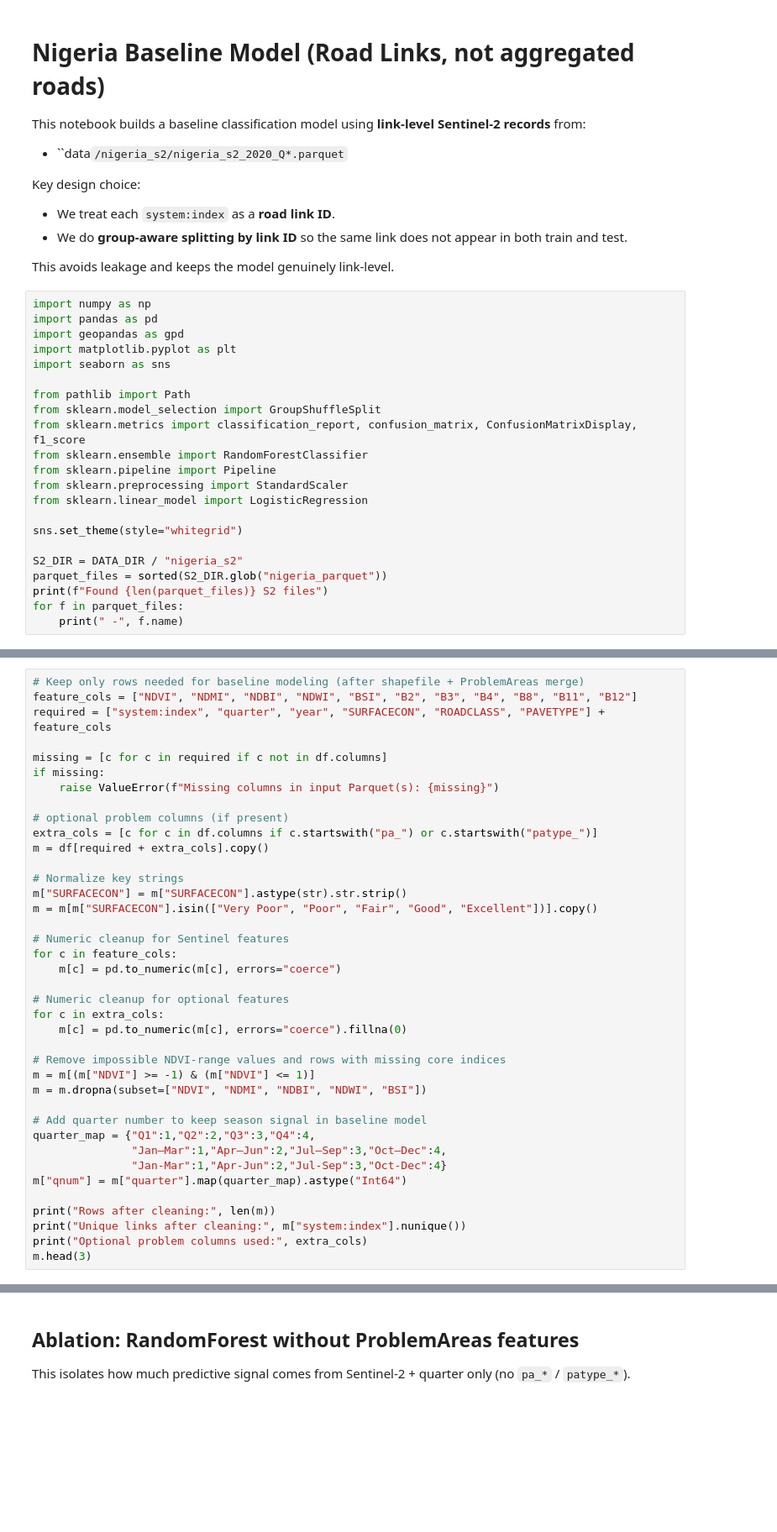
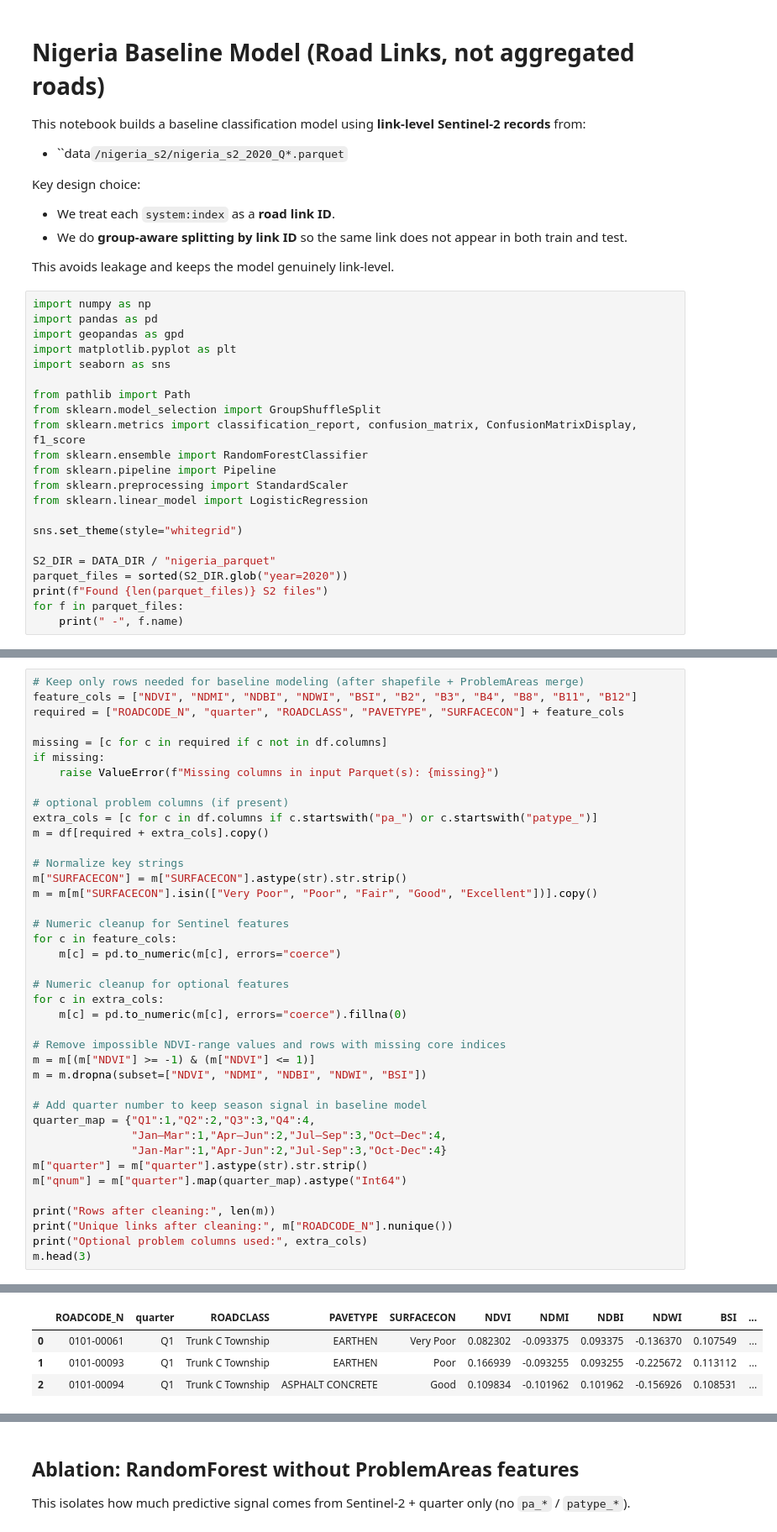
Before and after one commit to tsl-imperial/Sentinel-FYP, a Jupyter notebook: notebooks/nigeria_model.ipynb, the cells around one changed output, grey strips where cells are left out. Shown at 84% size. Drawn from its saved outputs; the diff is of its cells as text; blank space fills up the shorter version.

```diff
--- a/notebooks/nigeria_model.ipynb
+++ b/notebooks/nigeria_model.ipynb
@@ -39,8 +39,8 @@ from sklearn.linear_model import LogisticRegression
 
 sns.set_theme(style="whitegrid")
 
-S2_DIR = DATA_DIR / "nigeria_s2"
-parquet_files = sorted(S2_DIR.glob("nigeria_parquet"))
+S2_DIR = DATA_DIR / "nigeria_parquet"
+parquet_files = sorted(S2_DIR.glob("year=2020"))
 print(f"Found {len(parquet_files)} S2 files")
 for f in parquet_files:
     print(" -", f.name)
@@ -178,7 +245,7 @@ else:
 # %%
 # Keep only rows needed for baseline modeling (after shapefile + ProblemAreas merge)
 feature_cols = ["NDVI", "NDMI", "NDBI", "NDWI", "BSI", "B2", "B3", "B4", "B8", "B11", "B12"]
-required = ["system:index", "quarter", "year", "SURFACECON", "ROADCLASS", "PAVETYPE"] + feature_cols
+required = ["ROADCODE_N", "quarter", "ROADCLASS", "PAVETYPE", "SURFACECON"] + feature_cols
 
 missing = [c for c in required if c not in df.columns]
 if missing:
@@ -208,9 +275,11 @@ m = m.dropna(subset=["NDVI", "NDMI", "NDBI", "NDWI", "BSI"])
 quarter_map = {"Q1":1,"Q2":2,"Q3":3,"Q4":4,
                "Jan–Mar":1,"Apr–Jun":2,"Jul–Sep":3,"Oct–Dec":4,
                "Jan-Mar":1,"Apr-Jun":2,"Jul-Sep":3,"Oct-Dec":4}
+m["quarter"] = m["quarter"].astype(str).str.strip()
 m["qnum"] = m["quarter"].map(quarter_map).astype("Int64")
 
 print("Rows after cleaning:", len(m))
-print("Unique links after cleaning:", m["system:index"].nunique())
+print("Unique links after cleaning:", m["ROADCODE_N"].nunique())
 print("Optional problem columns used:", extra_cols)
 m.head(3)
+# %% [output]
@@ -216,0 +289,4 @@ m.head(3)
+|  | ROADCODE_N | quarter | ROADCLASS | PAVETYPE | SURFACECON | NDVI | NDMI | NDBI | NDWI | BSI | ... |
+| 0 | 0101-00061 | Q1 | Trunk C Township | EARTHEN | Very Poor | 0.082302 | -0.093375 | 0.093375 | -0.136370 | 0.107549 | ... |
+| 1 | 0101-00093 | Q1 | Trunk C Township | EARTHEN | Poor | 0.166939 | -0.093255 | 0.093255 | -0.225672 | 0.113112 | ... |
+| 2 | 0101-00094 | Q1 | Trunk C Township | ASPHALT CONCRETE | Good | 0.109834 | -0.101962 | 0.101962 | -0.156926 | 0.108531 | ... |
```
Also changed, not shown: parts of 16 cells of this notebook.
